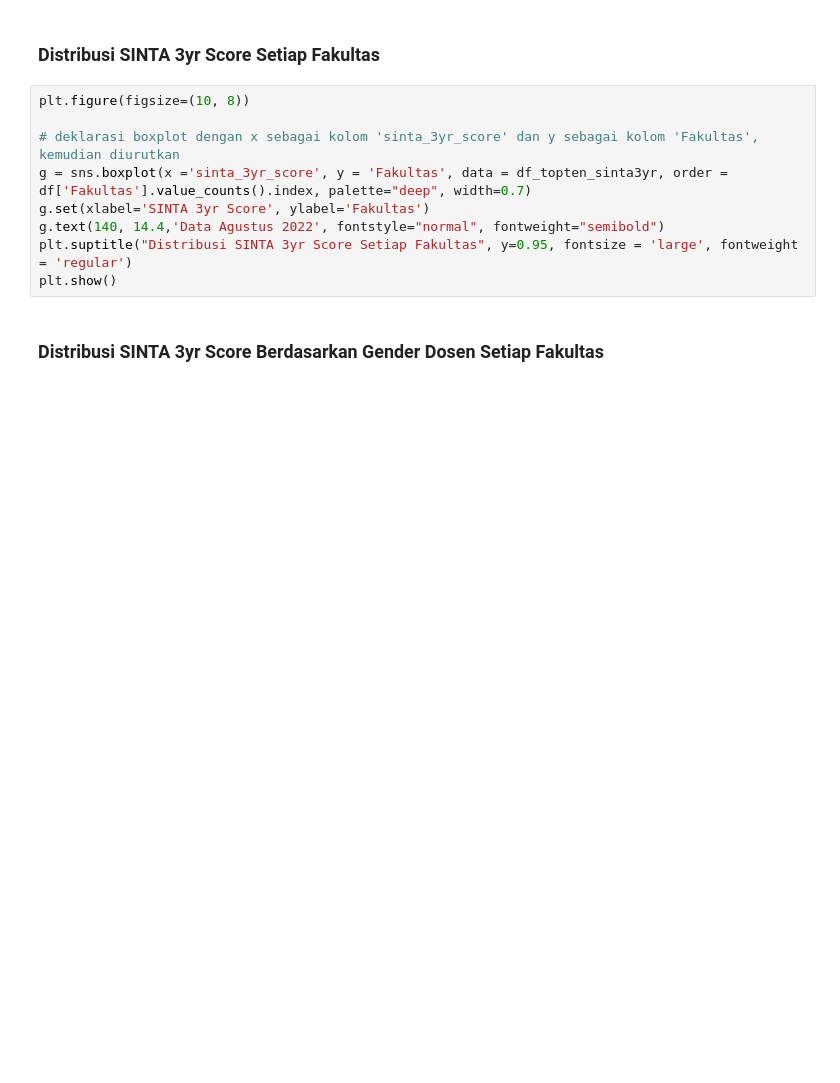
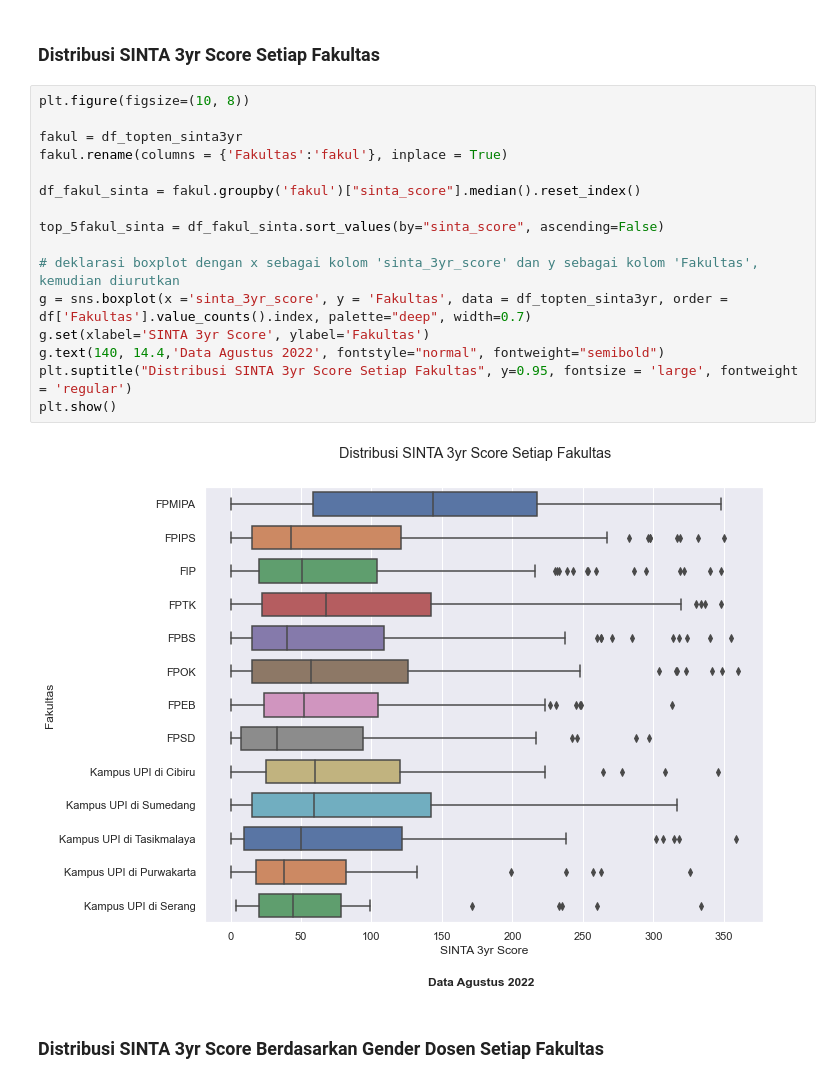
Before and after one commit to crypter7054/EDA-UPI-2022, a Jupyter notebook: EDA UPI Rev.3.ipynb, the cells around one changed output. Saved outputs shown, nothing was run; the diff lists cells and outputs as text; blank space fills up the shorter version.

```diff
--- a/EDA UPI Rev.3.ipynb
+++ b/EDA UPI Rev.3.ipynb
@@ -356,13 +451,22 @@ ax.set(xlabel='SINTA 3yr Score', ylabel='Jumlah Dosen')
 ### Distribusi SINTA 3yr Score Setiap Fakultas
 # %%
 plt.figure(figsize=(10, 8))
+
+fakul = df_topten_sinta3yr
+fakul.rename(columns = {'Fakultas':'fakul'}, inplace = True)
+
+df_fakul_sinta = fakul.groupby('fakul')["sinta_score"].median().reset_index()
+
+top_5fakul_sinta = df_fakul_sinta.sort_values(by="sinta_score", ascending=False)
 
 # deklarasi boxplot dengan x sebagai kolom 'sinta_3yr_score' dan y sebagai kolom 'Fakultas', kemudian diurutkan
 g = sns.boxplot(x ='sinta_3yr_score', y = 'Fakultas', data = df_topten_sinta3yr, order = df['Fakultas'].value_counts().index, palette="deep", width=0.7)
 g.set(xlabel='SINTA 3yr Score', ylabel='Fakultas')
 g.text(140, 14.4,'Data Agustus 2022', fontstyle="normal", fontweight="semibold")
 plt.suptitle("Distribusi SINTA 3yr Score Setiap Fakultas", y=0.95, fontsize = 'large', fontweight = 'regular')
 plt.show()
+# %% [output]
+[figure, added]
 # %% [markdown]
 ### Distribusi SINTA 3yr Score Berdasarkan Gender Dosen Setiap Fakultas
 # %%
```
Also changed, not shown: parts of 41 cells of this notebook.
